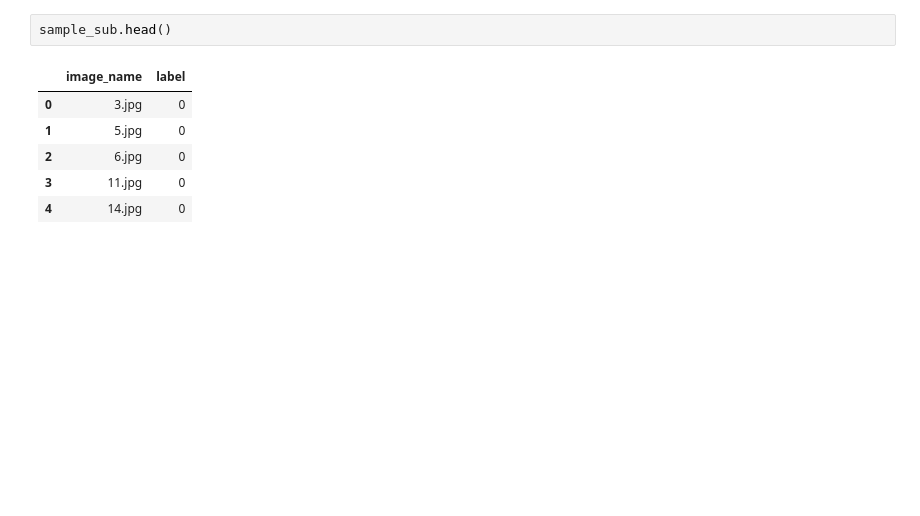
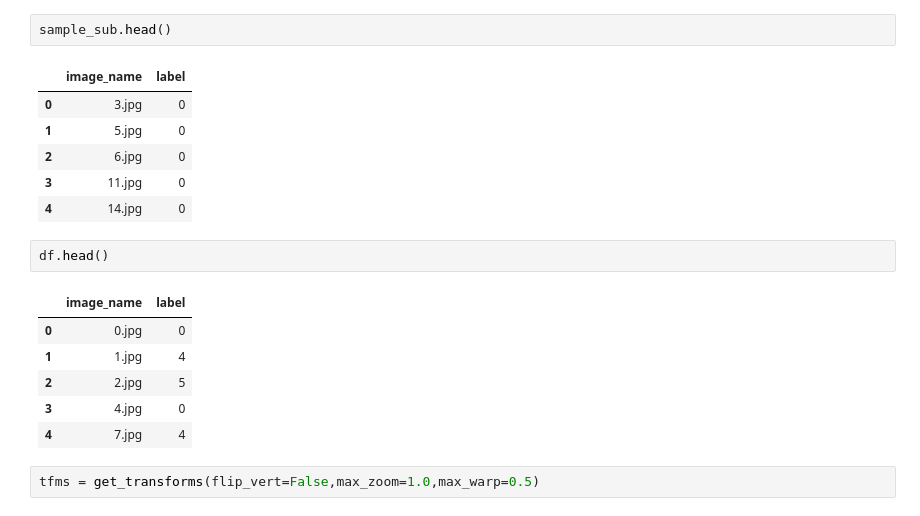
Before and after one commit to Anirudhsekar96/AVIntelSceneClassification, a Jupyter notebook: code/Trial.ipynb, the cells around one changed output. Cells and saved outputs as stored; diff of their text form; blank space fills up the shorter version.

```diff
--- a/code/Trial.ipynb
+++ b/code/Trial.ipynb
@@ -25,3 +30,14 @@ sample_sub.head()
 | 2 | 6.jpg | 0 |
 | 3 | 11.jpg | 0 |
 | 4 | 14.jpg | 0 |
+# %%
+df.head()
+# %% [output]
+|  | image_name | label |
+| 0 | 0.jpg | 0 |
+| 1 | 1.jpg | 4 |
+| 2 | 2.jpg | 5 |
+| 3 | 4.jpg | 0 |
+| 4 | 7.jpg | 4 |
+# %%
+tfms = get_transforms(flip_vert=False,max_zoom=1.0,max_warp=0.5)
```
Also changed, not shown: parts of 6 cells of this notebook.
